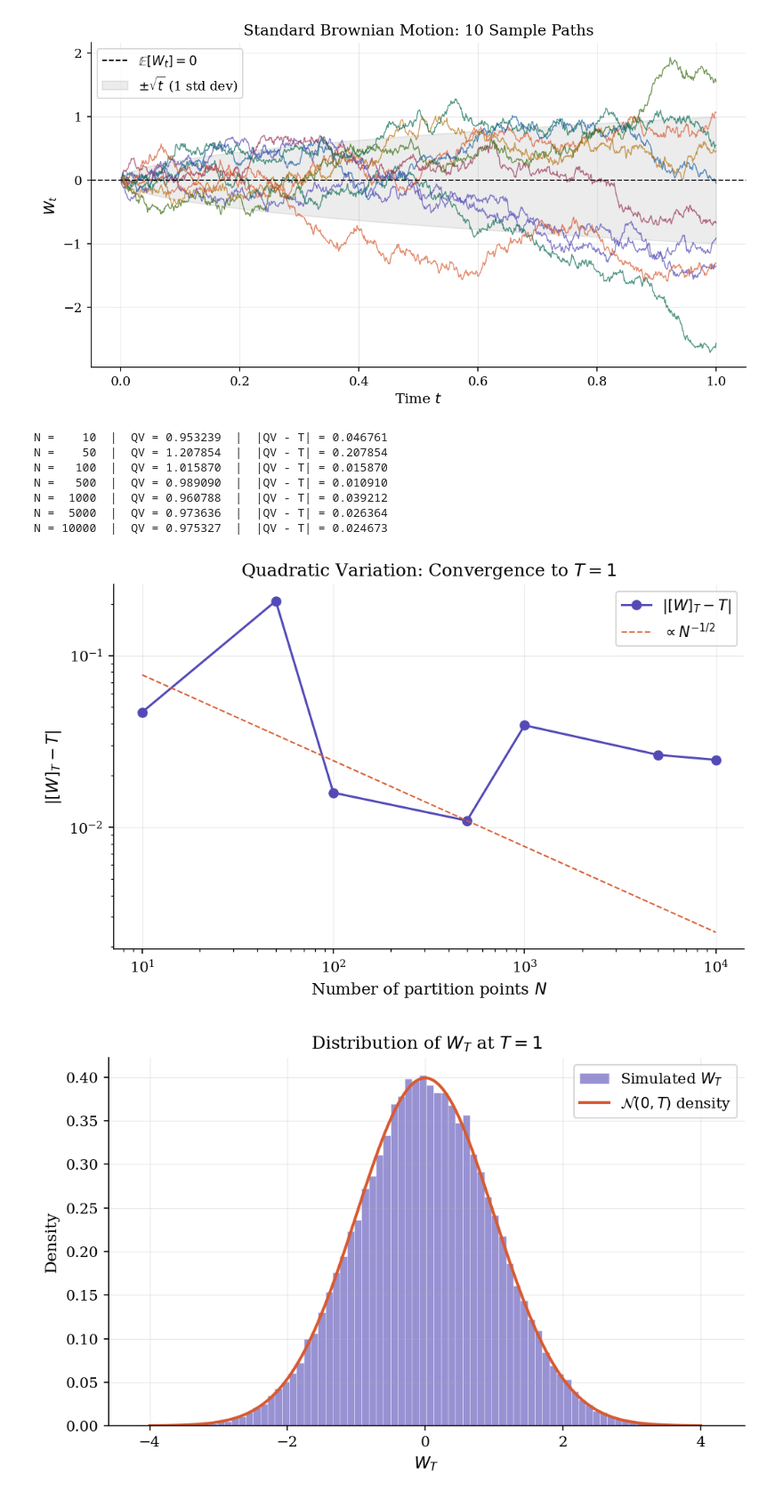
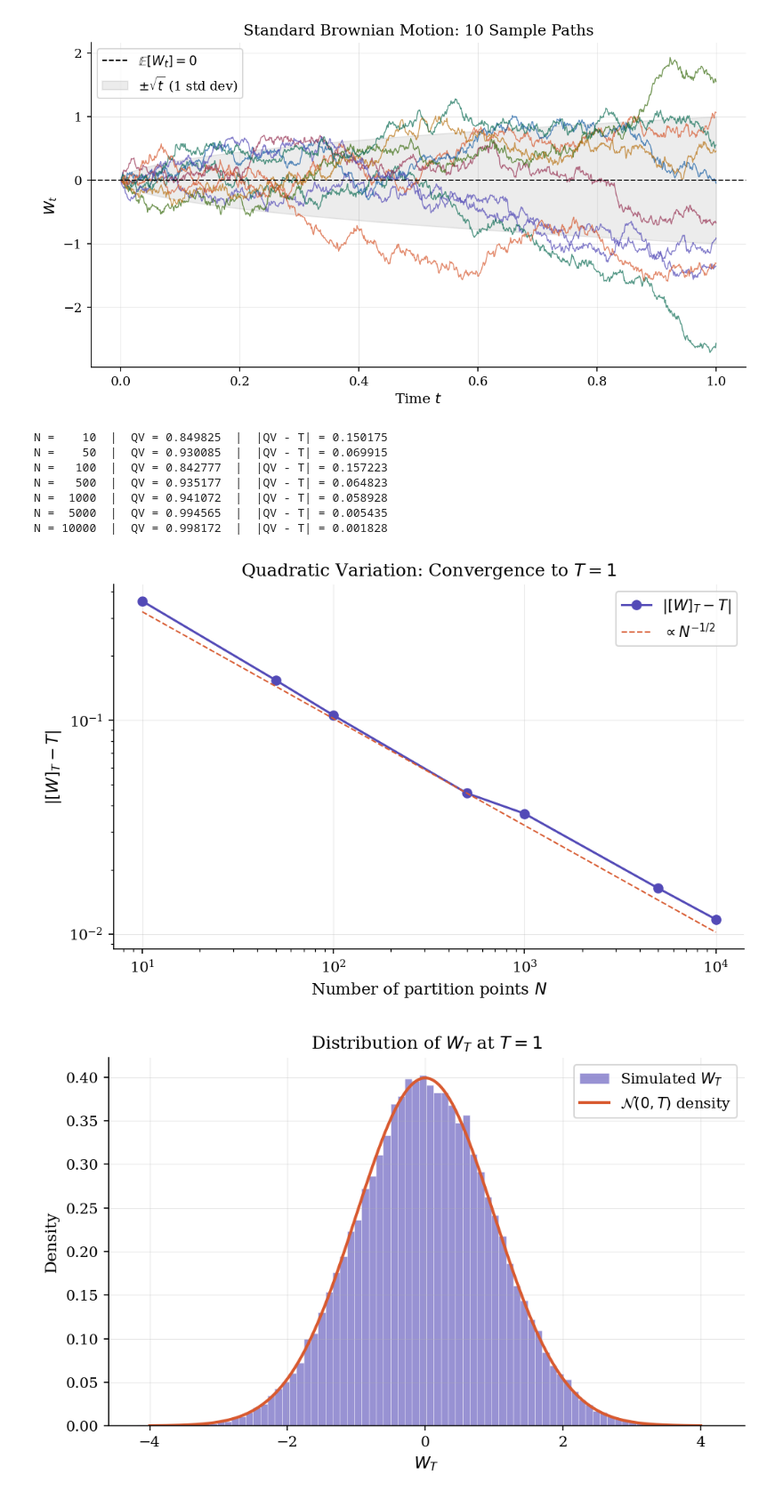
Before and after one commit to leandro-3rne/prosperity4-quant, a Jupyter notebook: notebooks/01_stochastic_foundations.ipynb, the cells around one changed output. Shown at 89% size. Drawn from its saved outputs; the diff is of its cells as text; code cells hidden in the pictures.

```diff
--- a/notebooks/01_stochastic_foundations.ipynb
+++ b/notebooks/01_stochastic_foundations.ipynb
@@ -105,45 +105,48 @@ def compute_quadratic_variation(path: np.ndarray) -> float:
 
 
 T = 1.0
 N_fine = 100_000
 rng_qv = np.random.default_rng(123)
 _, W_fine = simulate_bm(n_paths=1, n_steps=N_fine, T=T, rng=rng_qv)
 W_fine = W_fine[0]
 
 N_values = [10, 50, 100, 500, 1000, 5000, 10000]
+n_trials = 100
 errors = []
 for N in N_values:
-    step = N_fine // N
-    W_coarse = W_fine[::step]
-    qv = compute_quadratic_variation(W_coarse)
-    errors.append(abs(qv - T))
+    trial_errors = []
+    for _ in range(n_trials):
+        _, W = simulate_bm(n_paths=1, n_steps=N, T=T, rng=rng_qv)
+        qv = compute_quadratic_variation(W[0])
+        trial_errors.append(abs(qv - T))
+    errors.append(np.mean(trial_errors))
     print(f'N = {N:>5d}  |  QV = {qv:.6f}  |  |QV - T| = {abs(qv - T):.6f}')
 
 fig, ax = plt.subplots(figsize=(7, 4.5))
 ax.loglog(N_values, errors, 'o-', color=COLORS[0], linewidth=1.5,
           markersize=6, label=r'$|[W]_T - T|$')
 
 N_arr = np.array(N_values, dtype=float)
 c = errors[3] * N_values[3] ** 0.5
 ax.loglog(N_values, c / N_arr ** 0.5, '--', color=COLORS[2], linewidth=1,
           label=r'$\propto N^{-1/2}$')
 
 ax.set_xlabel(r'Number of partition points $N$')
 ax.set_ylabel(r'$|[W]_T - T|$')
 ax.set_title(r'Quadratic Variation: Convergence to $T = 1$')
 ax.legend()
 fig.tight_layout()
 save_fig(fig, '01_stochastic', 'quadratic_variation_convergence')
 plt.show()
 # %% [output]
-N =    10  |  QV = 0.953239  |  |QV - T| = 0.046761
-N =    50  |  QV = 1.207854  |  |QV - T| = 0.207854
-N =   100  |  QV = 1.015870  |  |QV - T| = 0.015870
-N =   500  |  QV = 0.989090  |  |QV - T| = 0.010910
-N =  1000  |  QV = 0.960788  |  |QV - T| = 0.039212
-N =  5000  |  QV = 0.973636  |  |QV - T| = 0.026364
-N = 10000  |  QV = 0.975327  |  |QV - T| = 0.024673
+N =    10  |  QV = 0.849825  |  |QV - T| = 0.150175
+N =    50  |  QV = 0.930085  |  |QV - T| = 0.069915
+N =   100  |  QV = 0.842777  |  |QV - T| = 0.157223
+N =   500  |  QV = 0.935177  |  |QV - T| = 0.064823
+N =  1000  |  QV = 0.941072  |  |QV - T| = 0.058928
+N =  5000  |  QV = 0.994565  |  |QV - T| = 0.005435
+N = 10000  |  QV = 0.998172  |  |QV - T| = 0.001828
-[figure, old version]
+[figure, new version]
 # %%
 from scipy.stats import norm
 
```
Also changed, not shown: parts of 2 cells of this notebook, 9 other files.
